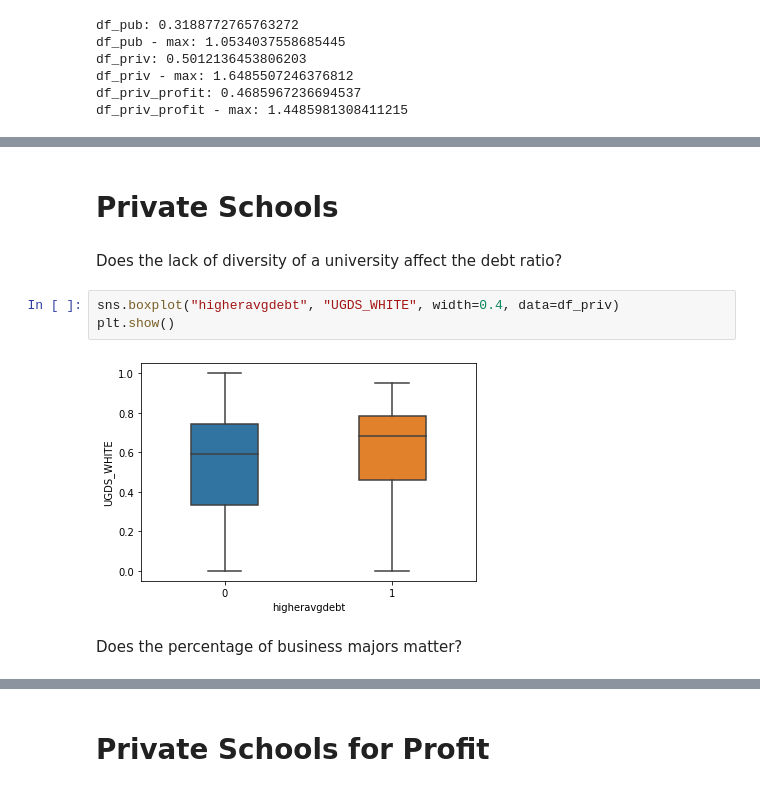
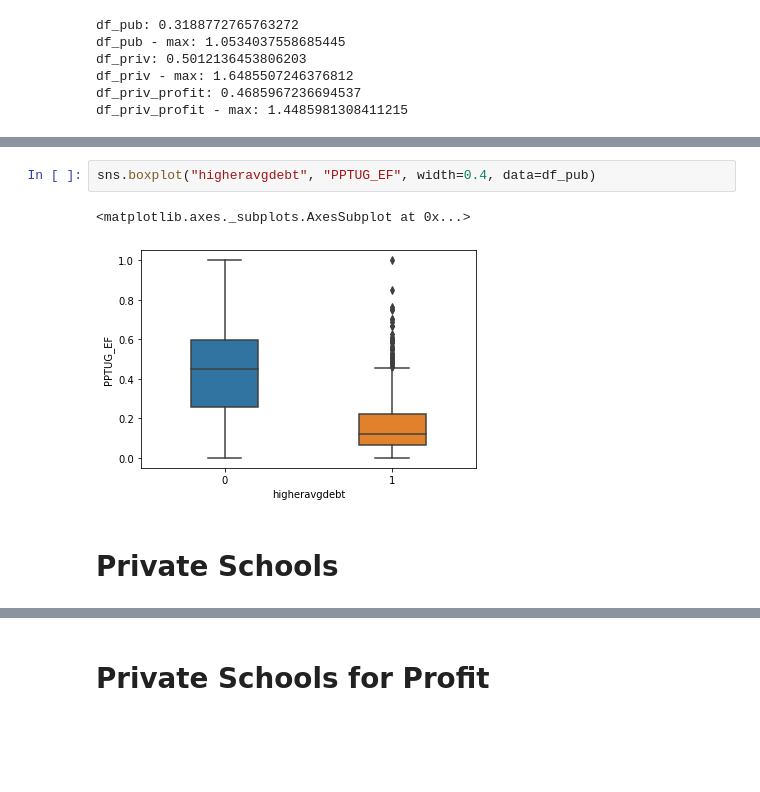
Before and after one commit to Data-Science-Business-Analytics/data-science-business-analytics-final-project, a Jupyter notebook: 01-b-box-plots.ipynb, the cells around one changed output, grey strips where cells are left out. Saved outputs shown, nothing was run; the diff lists cells and outputs as text; blank space fills up the shorter version.

```diff
--- a/01-b-box-plots.ipynb
+++ b/01-b-box-plots.ipynb
@@ -87,11 +141,7 @@ for frame in [df_pub, df_priv, df_priv_profit]:
+# %%
+sns.boxplot("higheravgdebt", "PPTUG_EF", width=0.4, data=df_pub)
+# %% [output]
+<matplotlib.axes._subplots.AxesSubplot at 0x...>
+[figure, added]
 # %% [markdown]
 # Private Schools
-# %% [markdown]
-Does the lack of diversity of a university affect the debt ratio?
-# %%
-sns.boxplot("higheravgdebt", "UGDS_WHITE", width=0.4, data=df_priv)
-plt.show()
-# %% [output]
-[figure, removed]
-# %% [markdown]
-Does the percentage of business majors matter?
```
Also changed, not shown: parts of 30 cells of this notebook, 1 other file.
